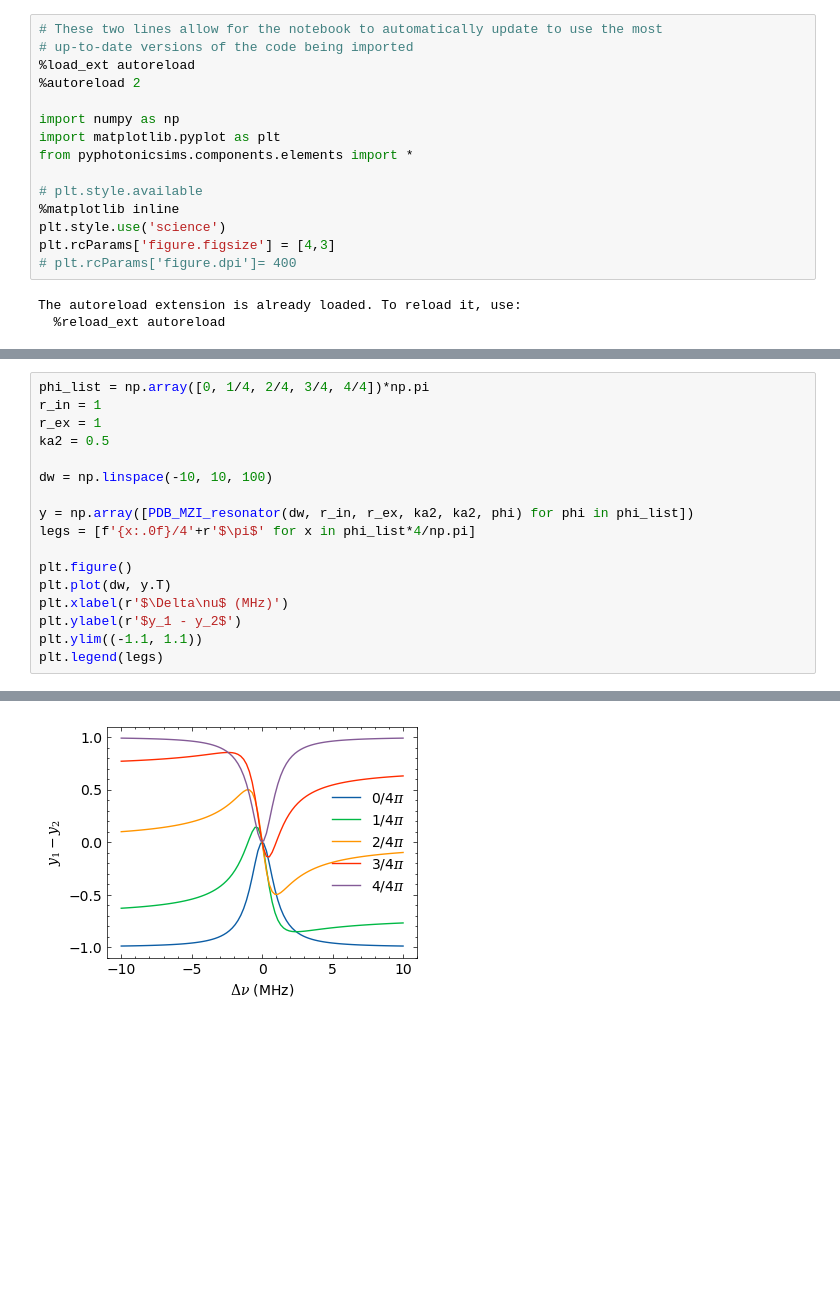
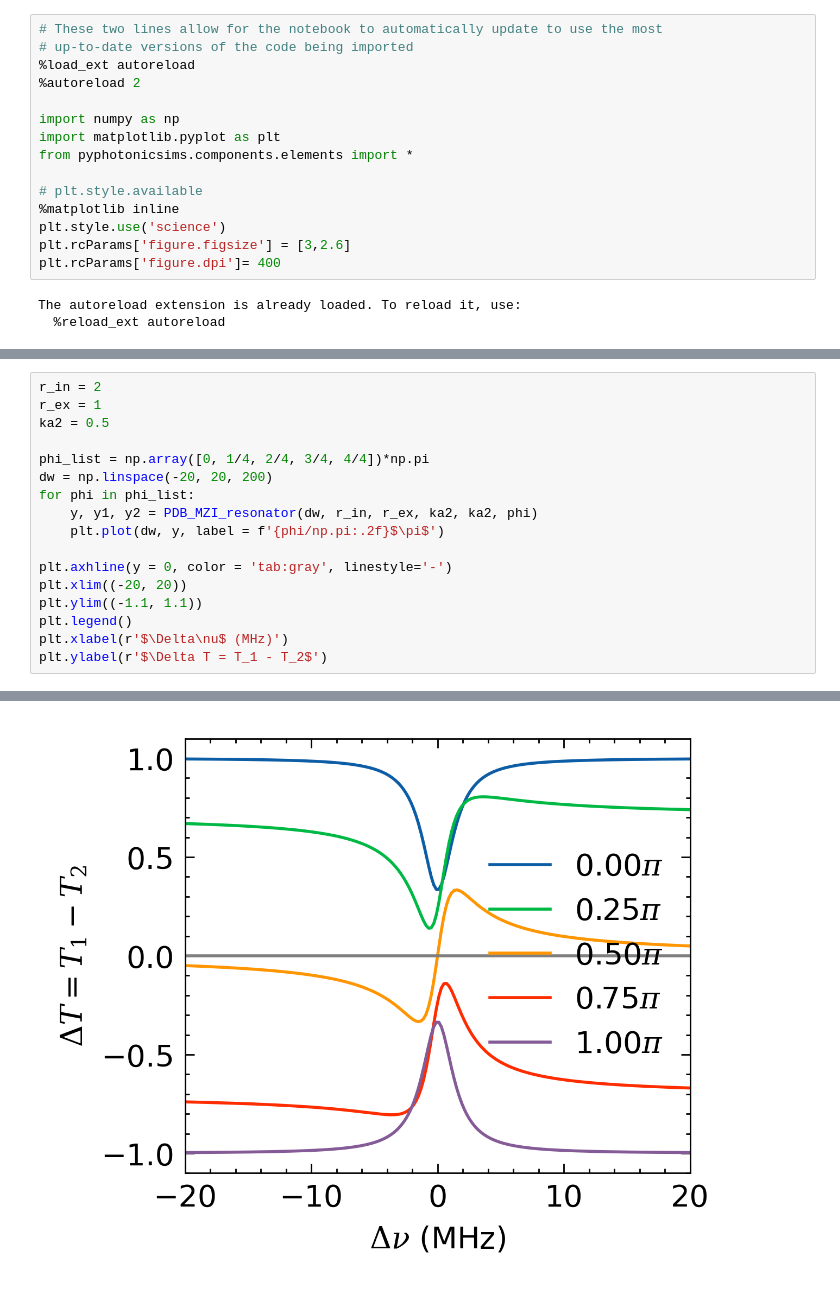
Before and after one commit to kaikai-liu/pyphotonicsims, a Jupyter notebook: notebook/3-coupled-resonator-simulation/MZI-resonator-PDH.ipynb, the cells around one changed output, grey strips where cells are left out. Cells and saved outputs as stored; diff of their text form; blank space fills up the shorter version.

```diff
--- a/notebook/3-coupled-resonator-simulation/MZI-resonator-PDH.ipynb
+++ b/notebook/3-coupled-resonator-simulation/MZI-resonator-PDH.ipynb
@@ -11,8 +11,8 @@ from pyphotonicsims.components.elements import *
 # plt.style.available
 %matplotlib inline
 plt.style.use('science')
-plt.rcParams['figure.figsize'] = [4,3]
-# plt.rcParams['figure.dpi']= 400
+plt.rcParams['figure.figsize'] = [3,2.6]
+plt.rcParams['figure.dpi']= 400
 # %% [output]
 The autoreload extension is already loaded. To reload it, use:
   %reload_ext autoreload
@@ -24,20 +24,20 @@ The autoreload extension is already loaded. To reload it, use:
  $$\gamma_{ex} = \frac{c\log{1/(1-\kappa^2)}}{n_g L}$$
 <img style="float: right;" src="attachment:44f8c489-9881-4605-bdf0-6372b33e4d99.png" width="300"/>
 # %%
-phi_list = np.array([0, 1/4, 2/4, 3/4, 4/4])*np.pi
-r_in = 1
+r_in = 2
 r_ex = 1
 ka2 = 0.5
 
-dw = np.linspace(-10, 10, 100)
+phi_list = np.array([0, 1/4, 2/4, 3/4, 4/4])*np.pi
+dw = np.linspace(-20, 20, 200)
+for phi in phi_list:
+    y, y1, y2 = PDB_MZI_resonator(dw, r_in, r_ex, ka2, ka2, phi)
+    plt.plot(dw, y, label = f'{phi/np.pi:.2f}$\pi$')
 
-y = np.array([PDB_MZI_resonator(dw, r_in, r_ex, ka2, ka2, phi) for phi in phi_list])
-legs = [f'{x:.0f}/4'+r'$\pi$' for x in phi_list*4/np.pi]
-
-plt.figure()
-plt.plot(dw, y.T)
+plt.axhline(y = 0, color = 'tab:gray', linestyle='-')
+plt.xlim((-20, 20))
+plt.ylim((-1.1, 1.1))
+plt.legend()
 plt.xlabel(r'$\Delta\nu$ (MHz)')
-plt.ylabel(r'$y_1 - y_2$')
-plt.ylim((-1.1, 1.1))
-plt.legend(legs)
+plt.ylabel(r'$\Delta T = T_1 - T_2$')
 # %% [output]
@@ -45 +45 @@ plt.legend(legs)
-[figure, old version]
+[figure, new version]
```
Also changed, not shown: parts of 3 cells of this notebook, 11 other files.
